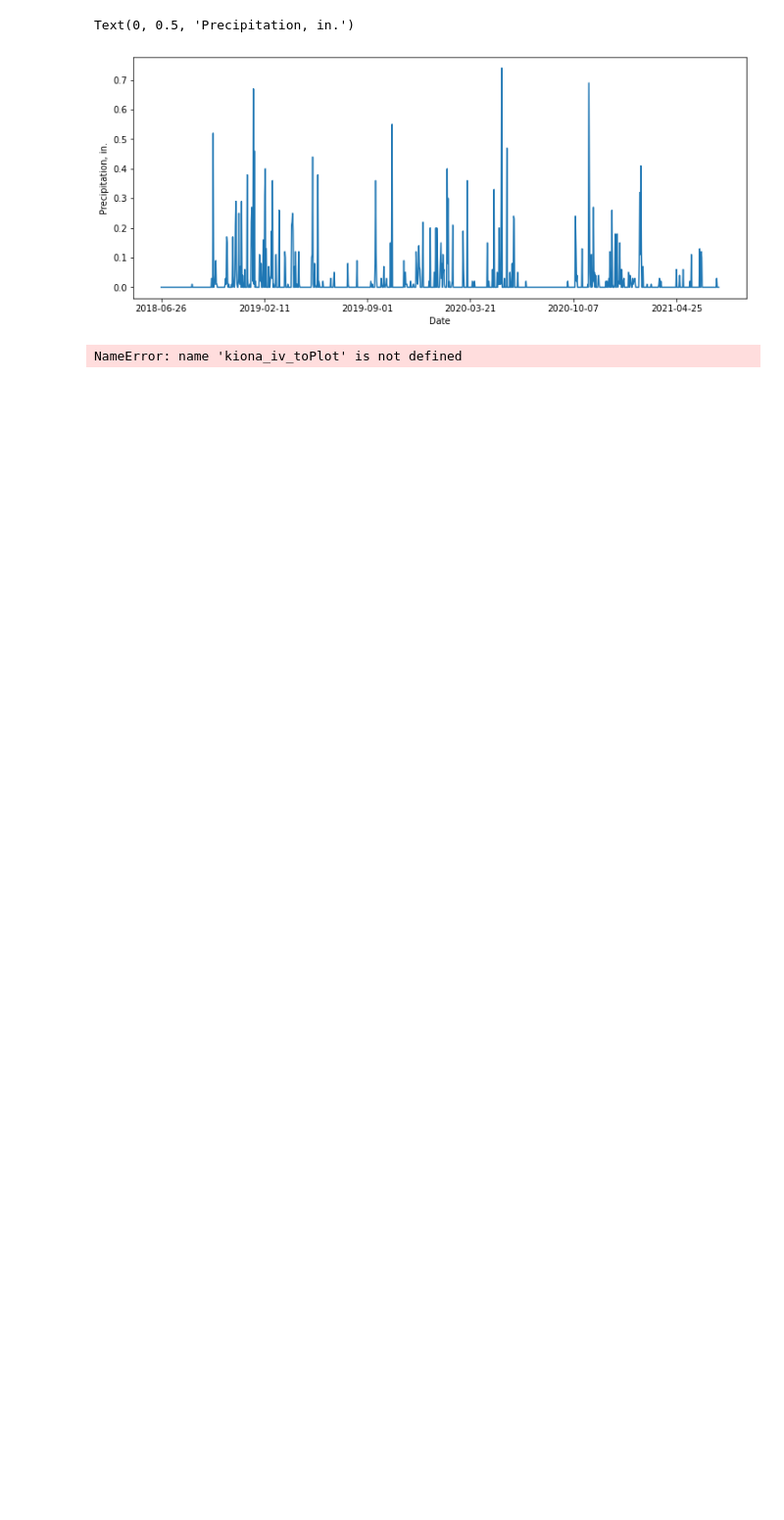
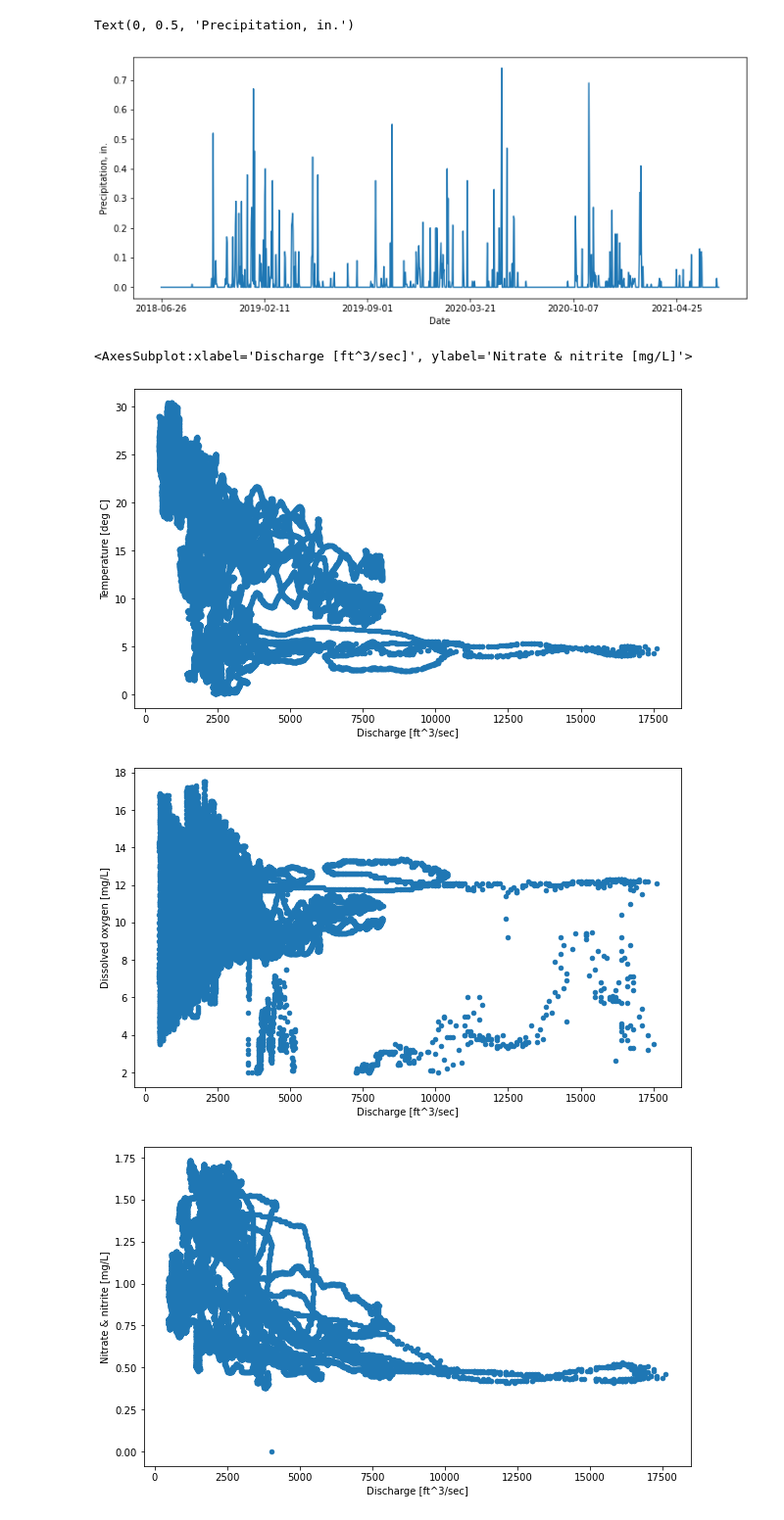
Before and after one commit to isosafrasaurus/pnnl_watersheds, a Jupyter notebook: nwis_data_analysis.ipynb, the cells around one changed output. Shown: that part at 98% size. Saved outputs shown, nothing was run; the diff lists cells and outputs as text; code cells hidden in the pictures; blank space fills up the shorter version.

```diff
--- a/nwis_data_analysis.ipynb
+++ b/nwis_data_analysis.ipynb
@@ -210,8 +181,15 @@ Text(0, 0.5, 'Precipitation, in.')
 [figure]
 # %%
 # Discharge [ft^3/sec]	Temperature [deg C]	Dissolved oxygen [mg/L]	Nitrate & nitrite [mg/L]
-kiona_iv_toPlot.plot(x="Discharge [ft^3/sec]", y="Temperature [deg C]",kind='scatter',figsize=(10,6))
-kiona_iv_toPlot.plot(x="Discharge [ft^3/sec]", y="Dissolved oxygen [mg/L]",kind='scatter',figsize=(10,6))
-kiona_iv_toPlot.plot(x="Discharge [ft^3/sec]", y="Nitrate & nitrite [mg/L]",kind='scatter',figsize=(10,6))
+kiona_iv_final.plot(x="Discharge [ft^3/sec]", y="Temperature [deg C]",kind='scatter',figsize=(10,6))
+kiona_iv_final.plot(x="Discharge [ft^3/sec]", y="Dissolved oxygen [mg/L]",kind='scatter',figsize=(10,6))
+kiona_iv_final.plot(x="Discharge [ft^3/sec]", y="Nitrate & nitrite [mg/L]",kind='scatter',figsize=(10,6))
+
+ringold_iv_final.plot(x="Discharge [ft^3/sec]", y="Temperature [deg C]",kind='scatter',figsize=(10,6))
+ringold_iv_final.plot(x="Discharge [ft^3/sec]", y="Dissolved oxygen [mg/L]",kind='scatter',figsize=(10,6))
+ringold_iv_final.plot(x="Discharge [ft^3/sec]", y="Nitrate & nitrite [mg/L]",kind='scatter',figsize=(10,6))
 # %% [output]
-NameError: name 'kiona_iv_toPlot' is not defined
+<AxesSubplot:xlabel='Discharge [ft^3/sec]', ylabel='Nitrate & nitrite [mg/L]'>
+[figure, added]
+[figure, added]
+[figure, added]
```
Also changed, not shown: parts of 13 cells of this notebook, 1 other file.
